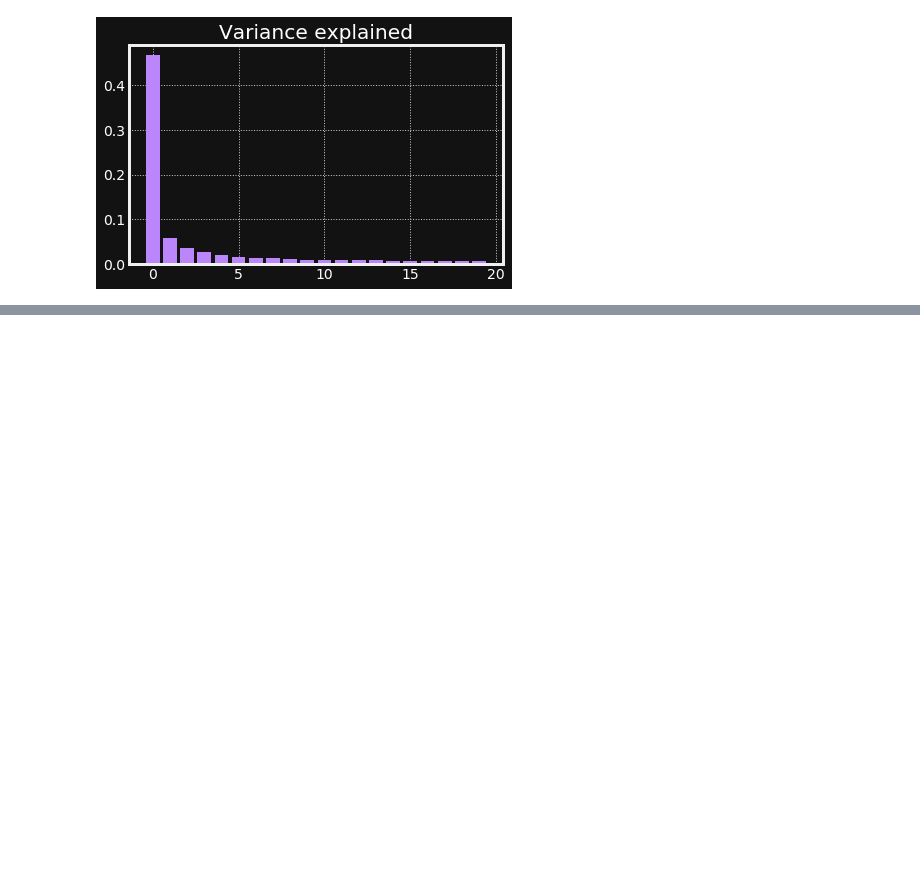
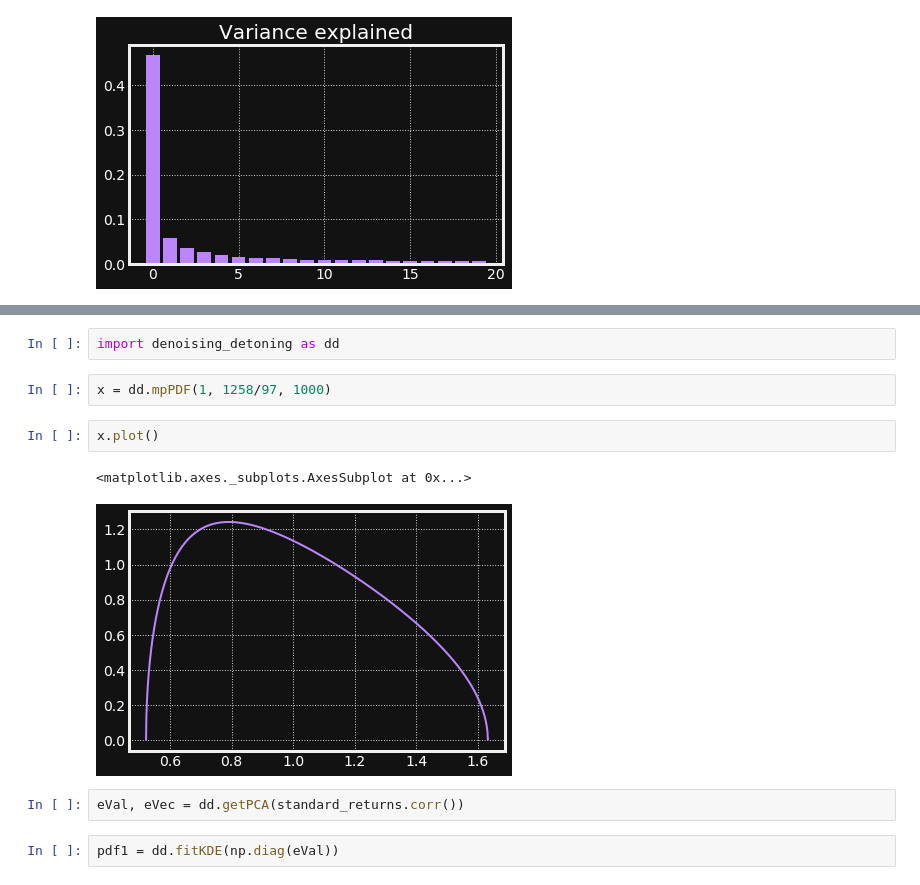
Before and after one commit to sebastjancizel/ml-for-finance, a Jupyter notebook: denoising_detoning/denoising_sp100.ipynb, the cells around one changed output, grey strips where cells are left out. Cells and saved outputs as stored; diff of their text form; blank space fills up the shorter version.

Commit message:
Work on denoising_sp100.ipynb

```diff
--- a/denoising_detoning/denoising_sp100.ipynb
+++ b/denoising_detoning/denoising_sp100.ipynb
@@ -128,0 +147,13 @@ Text(0.5, 1.0, 'Variance explained')
+# %%
+import denoising_detoning as dd
+# %%
+x = dd.mpPDF(1, 1258/97, 1000)
+# %%
+x.plot()
+# %% [output]
+<matplotlib.axes._subplots.AxesSubplot at 0x...>
+[figure, added]
+# %%
+eVal, eVec = dd.getPCA(standard_returns.corr())
+# %%
+pdf1 = dd.fitKDE(np.diag(eVal))
```
Also changed, not shown: parts of 7 cells of this notebook, 1 other file.
